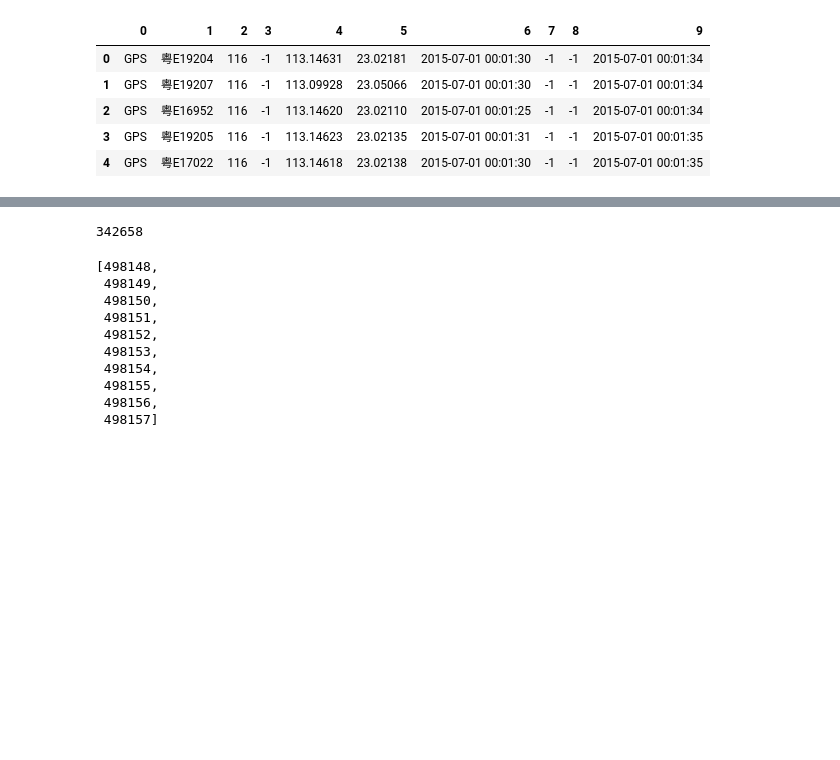
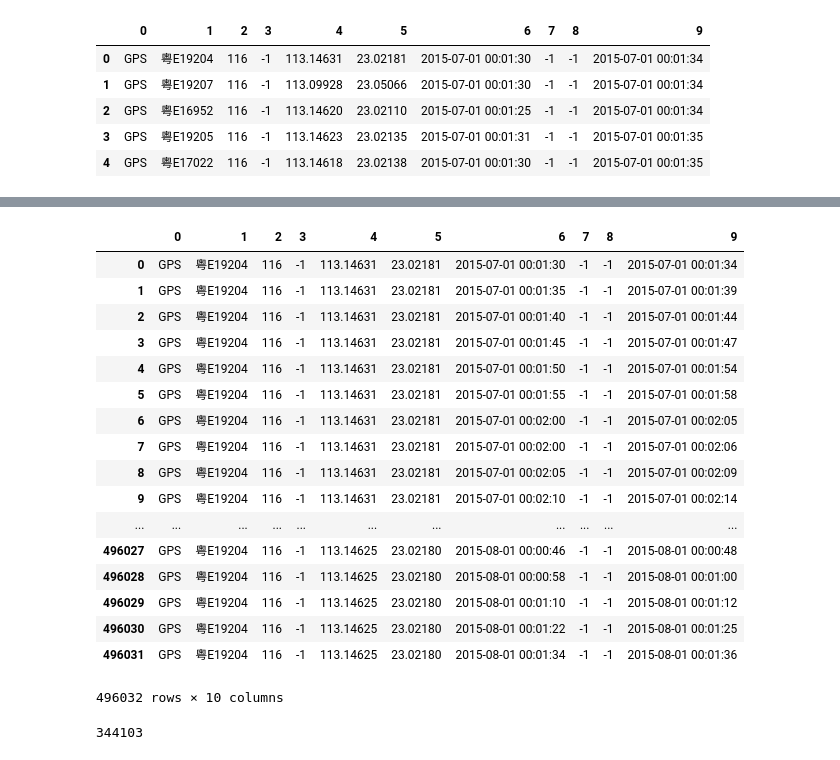
Before and after one commit to chenkf/SI699, a Jupyter notebook: data.ipynb, the cells around one changed output, grey strips where cells are left out. Saved outputs shown, nothing was run; the diff lists cells and outputs as text; code cells hidden in the pictures; blank space fills up the shorter version.

```diff
--- a/data.ipynb
+++ b/data.ipynb
@@ -29,3 +42,29 @@ bus1.head()
+# %%
+# bus1.
+# bus1
+
+# bus1[5].describe()
+bus1 = bus1.reset_index(drop=True)
+bus1
+# %% [output]
+|  | 0 | 1 | 2 | 3 | 4 | 5 | 6 | 7 | 8 | 9 |
+| 0 | GPS | 粤E19204 | 116 | -1 | 113.14631 | 23.02181 | 2015-07-01 00:01:30 | -1 | -1 | 2015-07-01 00:01:34 |
+| 1 | GPS | 粤E19204 | 116 | -1 | 113.14631 | 23.02181 | 2015-07-01 00:01:35 | -1 | -1 | 2015-07-01 00:01:39 |
+| 2 | GPS | 粤E19204 | 116 | -1 | 113.14631 | 23.02181 | 2015-07-01 00:01:40 | -1 | -1 | 2015-07-01 00:01:44 |
+| 3 | GPS | 粤E19204 | 116 | -1 | 113.14631 | 23.02181 | 2015-07-01 00:01:45 | -1 | -1 | 2015-07-01 00:01:47 |
+| 4 | GPS | 粤E19204 | 116 | -1 | 113.14631 | 23.02181 | 2015-07-01 00:01:50 | -1 | -1 | 2015-07-01 00:01:54 |
+| 5 | GPS | 粤E19204 | 116 | -1 | 113.14631 | 23.02181 | 2015-07-01 00:01:55 | -1 | -1 | 2015-07-01 00:01:58 |
+| 6 | GPS | 粤E19204 | 116 | -1 | 113.14631 | 23.02181 | 2015-07-01 00:02:00 | -1 | -1 | 2015-07-01 00:02:05 |
+| 7 | GPS | 粤E19204 | 116 | -1 | 113.14631 | 23.02181 | 2015-07-01 00:02:00 | -1 | -1 | 2015-07-01 00:02:06 |
+| 8 | GPS | 粤E19204 | 116 | -1 | 113.14631 | 23.02181 | 2015-07-01 00:02:05 | -1 | -1 | 2015-07-01 00:02:09 |
+| 9 | GPS | 粤E19204 | 116 | -1 | 113.14631 | 23.02181 | 2015-07-01 00:02:10 | -1 | -1 | 2015-07-01 00:02:14 |
+| ... | ... | ... | ... | ... | ... | ... | ... | ... | ... | ... |
+| 496027 | GPS | 粤E19204 | 116 | -1 | 113.14625 | 23.02180 | 2015-08-01 00:00:46 | -1 | -1 | 2015-08-01 00:00:48 |
+| 496028 | GPS | 粤E19204 | 116 | -1 | 113.14625 | 23.02180 | 2015-08-01 00:00:58 | -1 | -1 | 2015-08-01 00:01:00 |
+| 496029 | GPS | 粤E19204 | 116 | -1 | 113.14625 | 23.02180 | 2015-08-01 00:01:10 | -1 | -1 | 2015-08-01 00:01:12 |
+| 496030 | GPS | 粤E19204 | 116 | -1 | 113.14625 | 23.02180 | 2015-08-01 00:01:22 | -1 | -1 | 2015-08-01 00:01:25 |
+| 496031 | GPS | 粤E19204 | 116 | -1 | 113.14625 | 23.02180 | 2015-08-01 00:01:34 | -1 | -1 | 2015-08-01 00:01:36 |
+496032 rows × 10 columns
 # %%
 # datetime.strptime()
 
@@ -37,7 +76,7 @@ bus1.head()
 
 # data[6]
 
-bus1
+# bus1
 not_working = []
 last_loc = (bus1.loc[0][4], bus1.loc[0][5])
 
@@ -47,7 +86,7 @@ for i in range(bus1.shape[0]):
     if bus1.loc[i][4] == last_loc[0] and bus1.loc[i][5] == last_loc[1]:
         caching.append(i)
     else:
-        if len(caching) > 120:
+        if len(caching) > 60:
             not_working = not_working + caching
         caching = []
         last_loc = (bus1.loc[i][4], bus1.loc[i][5])
@@ -61,17 +100,4 @@ len(not_working)
 
 # data
 # %% [output]
-342658
+344103
-# %%
-caching[:10]
-# %% [output]
-[498148,
- 498149,
- 498150,
- 498151,
- 498152,
- 498153,
- 498154,
- 498155,
- 498156,
- 498157]
```
Also changed, not shown: parts of 8 cells of this notebook.
